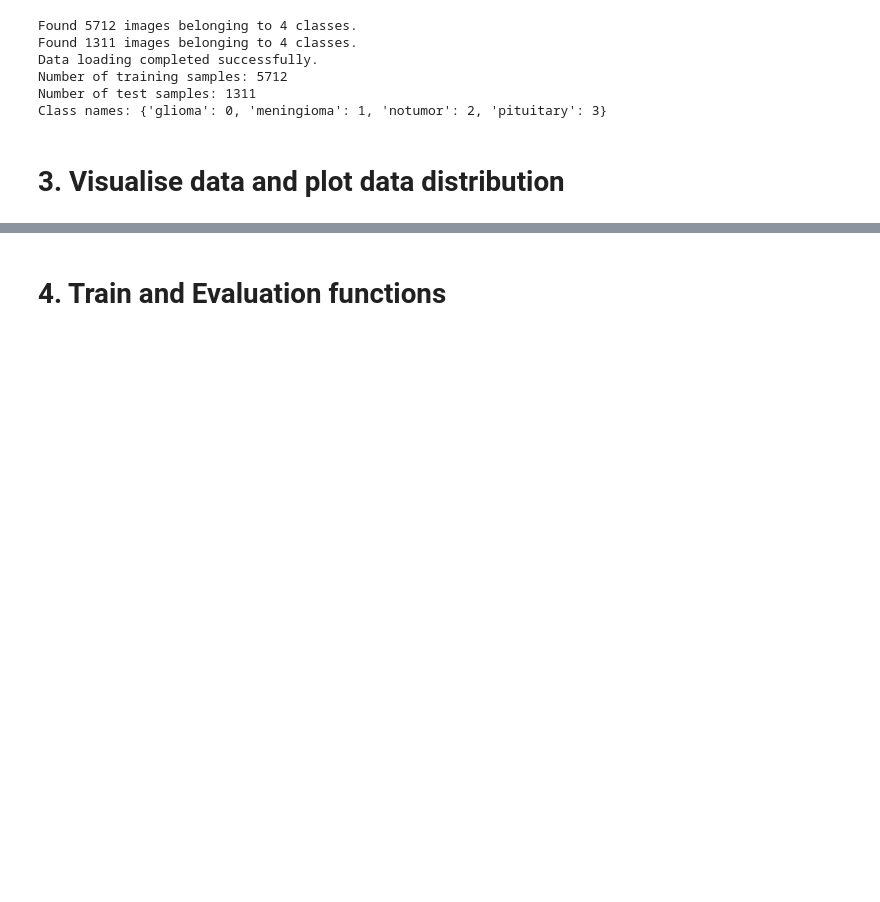
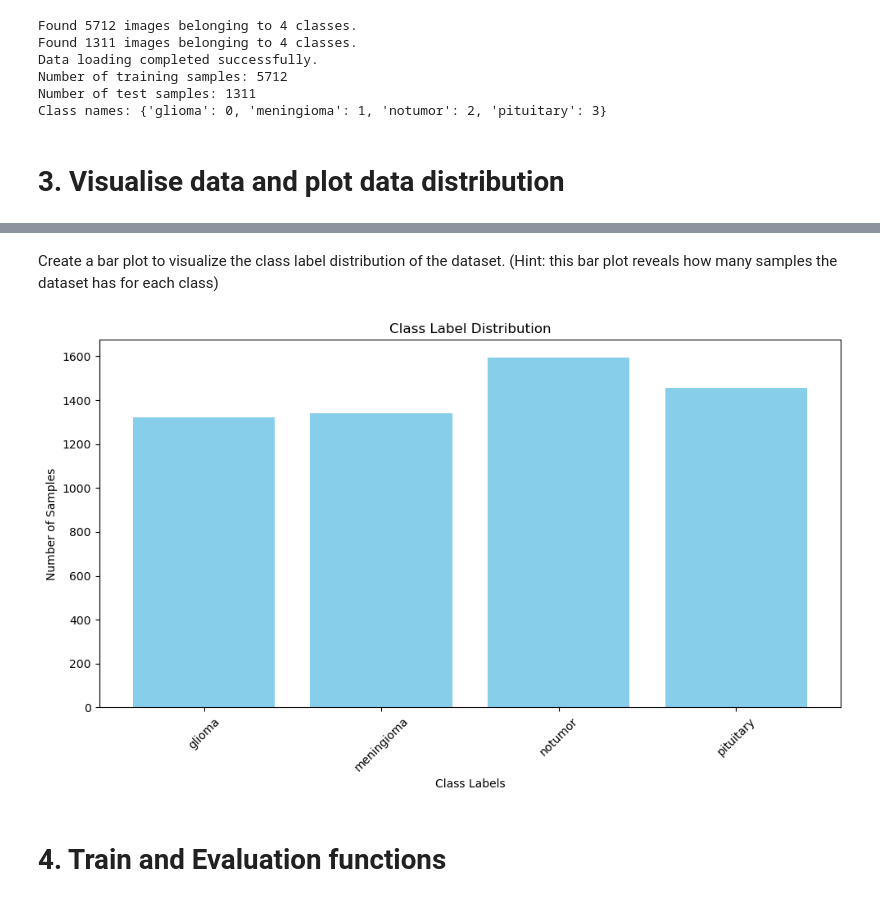
Before and after one commit to lordmana/deep_learning, a Jupyter notebook: Assingment_BrainTumorData_Starting_code.ipynb, the cells around one changed output, grey strips where cells are left out. Cells and saved outputs as stored; diff of their text form; code cells hidden in the pictures; blank space fills up the shorter version.

```diff
--- a/Assingment_BrainTumorData_Starting_code.ipynb
+++ b/Assingment_BrainTumorData_Starting_code.ipynb
@@ -110,3 +170,37 @@ Class names: {'glioma': 0, 'meningioma': 1, 'notumor': 2, 'pituitary': 3}
+# %% [markdown]
+Create a bar plot to visualize the class label distribution of the dataset. (Hint: this bar plot reveals how many samples the dataset has for each class)
+# %%
+try:
+    # Assuming train_data is a DirectoryIterator object
+
+    # Get class indices (mapping class names to integers)
+    class_indices = train_data.class_indices
+    # Get the class labels (inverse mapping)
+    class_labels = {v: k for k, v in class_indices.items()}
+    # Count the number of samples per class
+    class_counts = np.bincount(train_data.classes)
+
+    # Create a bar plot
+    plt.figure(figsize=(10, 6))
+    plt.bar(range(len(class_counts)), class_counts, color='skyblue')
+
+    # Add class names as labels on the x-axis
+    plt.xticks(range(len(class_counts)), [class_labels[i] for i in range(len(class_counts))], rotation=45)
+
+    # Label the plot
+    plt.xlabel('Class Labels')
+    plt.ylabel('Number of Samples')
+    plt.title('Class Label Distribution')
+
+    # Show the plot
+    plt.tight_layout()
+    plt.show()
+
+except Exception as e:
+    print(f"Error plotting images: {e}")
+    raise
+# %% [output]
+[figure, added]
 # %% [markdown]
 # 4. Train and Evaluation functions
 # %% [markdown]
```
Also changed, not shown: parts of 5 cells of this notebook.
